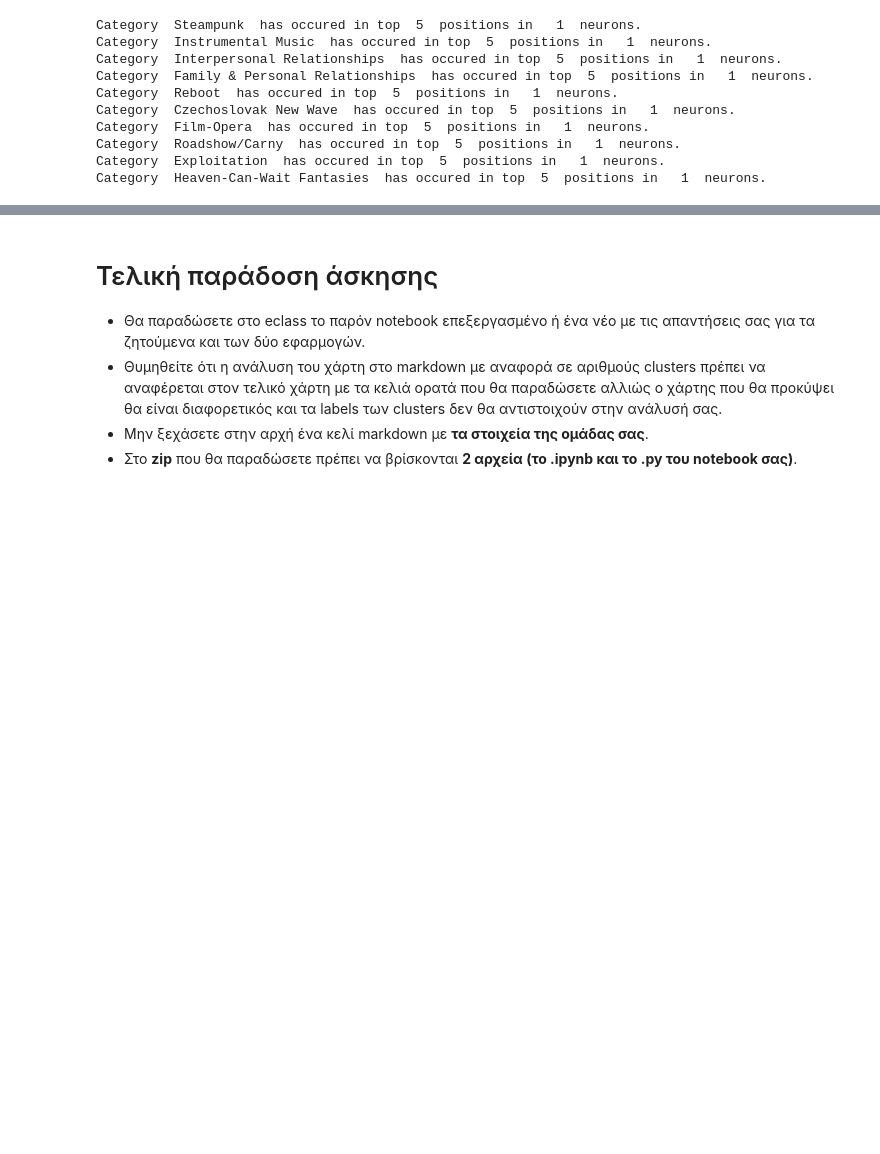
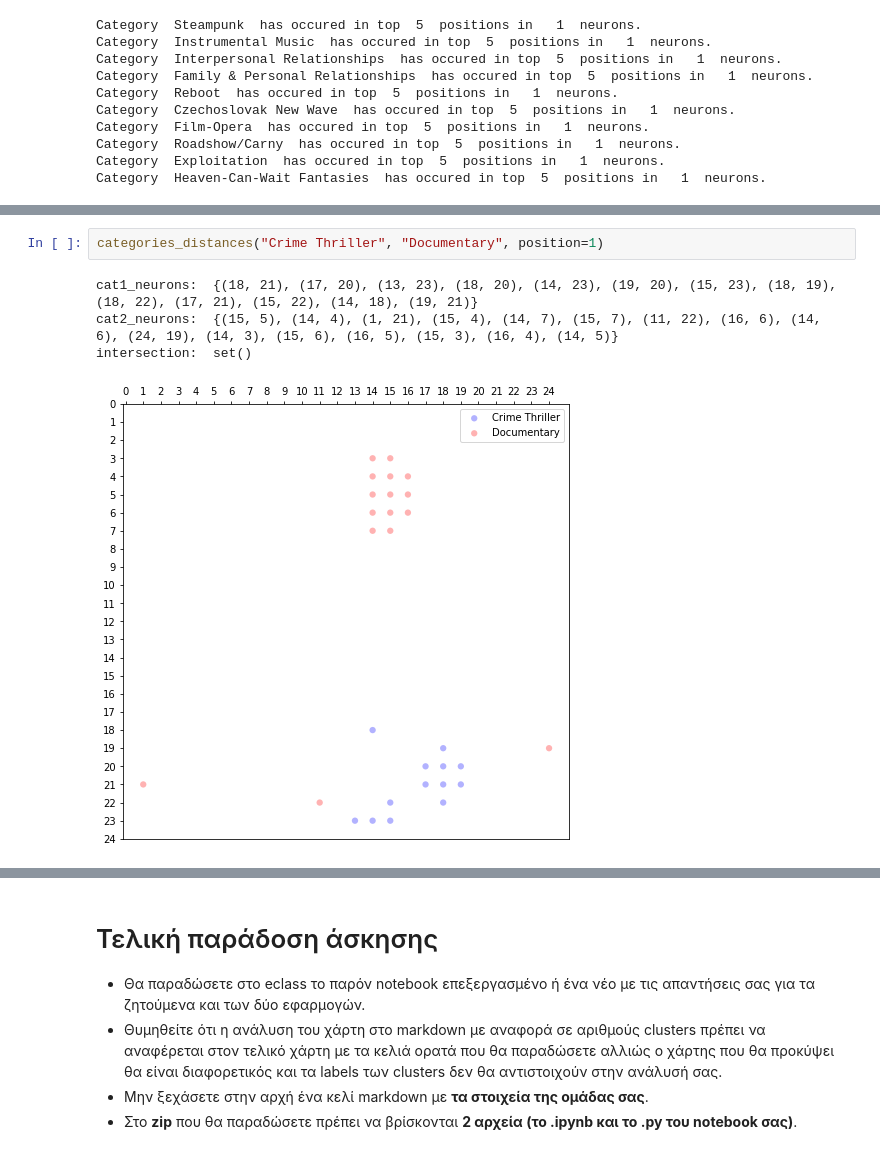
Before and after one commit to jkalogero/Neural-Networks, a Jupyter notebook: Lab_2/Lab_2.ipynb, the cells around one changed output, grey strips where cells are left out. Saved outputs shown, nothing was run; the diff lists cells and outputs as text; blank space fills up the shorter version.

```diff
--- a/Lab_2/Lab_2.ipynb
+++ b/Lab_2/Lab_2.ipynb
@@ -1280,0 +1680,7 @@ intersection:  {(7, 0)}
+# %%
+categories_distances("Crime Thriller", "Documentary", position=1)
+# %% [output]
+cat1_neurons:  {(18, 21), (17, 20), (13, 23), (18, 20), (14, 23), (19, 20), (15, 23), (18, 19), (18, 22), (17, 21), (15, 22), (14, 18), (19, 21)}
+cat2_neurons:  {(15, 5), (14, 4), (1, 21), (15, 4), (14, 7), (15, 7), (11, 22), (16, 6), (14, 6), (24, 19), (14, 3), (15, 6), (16, 5), (15, 3), (16, 4), (14, 5)}
+intersection:  set()
+[figure, added]
```
Also changed, not shown: parts of 61 cells of this notebook.
